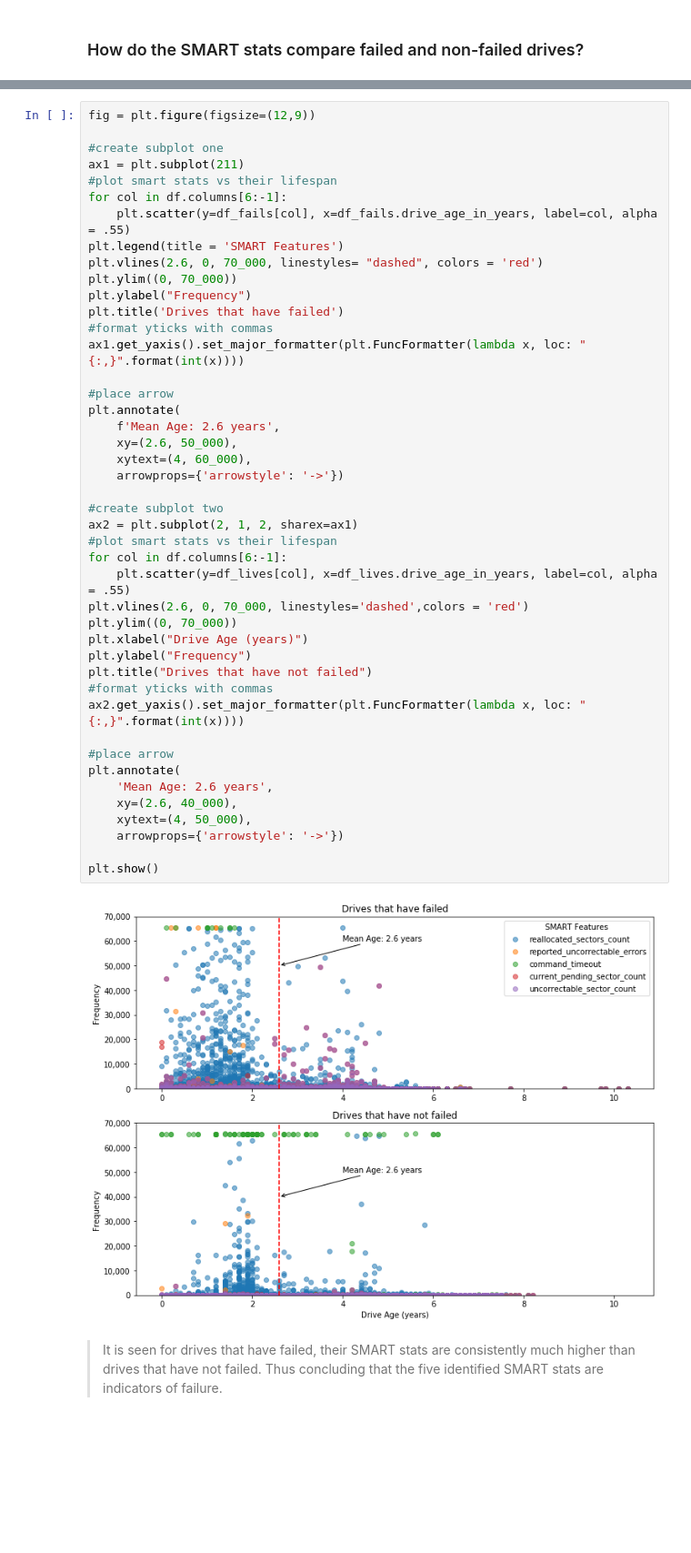
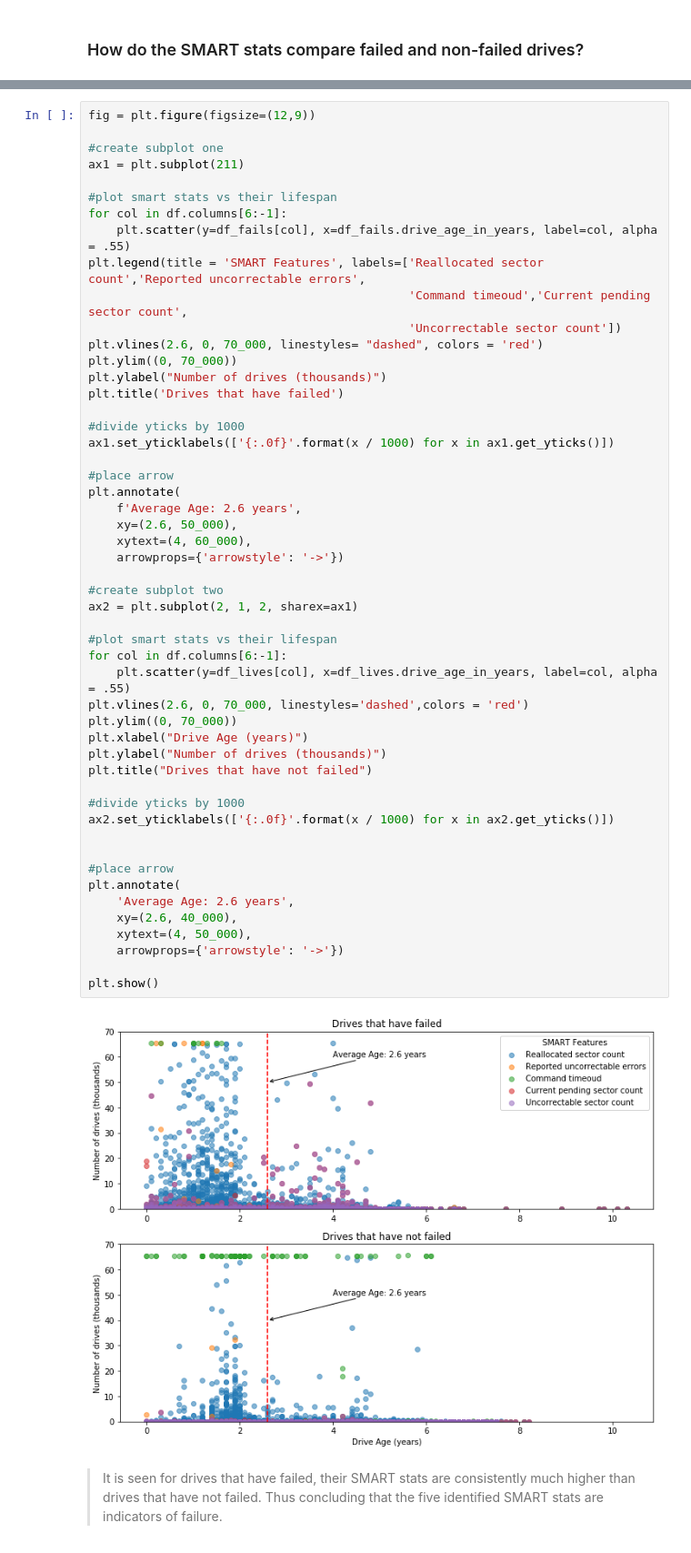
Before and after one commit to just-keep-spinning/hard-drive-project, a Jupyter notebook: hard_drive_pipeline.ipynb, the cells around one changed output, grey strips where cells are left out. Shown at 91% size. Drawn from its saved outputs; the diff is of its cells as text; blank space fills up the shorter version.

```diff
--- a/hard_drive_pipeline.ipynb
+++ b/hard_drive_pipeline.ipynb
@@ -493,46 +526,53 @@ fig = plt.figure(figsize=(12,9))
 
 #create subplot one
 ax1 = plt.subplot(211)
+
 #plot smart stats vs their lifespan
 for col in df.columns[6:-1]:
     plt.scatter(y=df_fails[col], x=df_fails.drive_age_in_years, label=col, alpha = .55)
-plt.legend(title = 'SMART Features')
+plt.legend(title = 'SMART Features', labels=['Reallocated sector count','Reported uncorrectable errors',
+                                             'Command timeoud','Current pending sector count',
+                                             'Uncorrectable sector count'])
 plt.vlines(2.6, 0, 70_000, linestyles= "dashed", colors = 'red')
 plt.ylim((0, 70_000))
-plt.ylabel("Frequency")
+plt.ylabel("Number of drives (thousands)")
 plt.title('Drives that have failed')
-#format yticks with commas
-ax1.get_yaxis().set_major_formatter(plt.FuncFormatter(lambda x, loc: "{:,}".format(int(x))))
+
+#divide yticks by 1000
+ax1.set_yticklabels(['{:.0f}'.format(x / 1000) for x in ax1.get_yticks()])
 
 #place arrow
 plt.annotate(
-    f'Mean Age: 2.6 years',
+    f'Average Age: 2.6 years',
     xy=(2.6, 50_000),
     xytext=(4, 60_000),
     arrowprops={'arrowstyle': '->'})
 
 #create subplot two
 ax2 = plt.subplot(2, 1, 2, sharex=ax1)
+
 #plot smart stats vs their lifespan
 for col in df.columns[6:-1]:
     plt.scatter(y=df_lives[col], x=df_lives.drive_age_in_years, label=col, alpha = .55)
 plt.vlines(2.6, 0, 70_000, linestyles='dashed',colors = 'red')
 plt.ylim((0, 70_000))
 plt.xlabel("Drive Age (years)")
-plt.ylabel("Frequency")
+plt.ylabel("Number of drives (thousands)")
 plt.title("Drives that have not failed")
-#format yticks with commas
-ax2.get_yaxis().set_major_formatter(plt.FuncFormatter(lambda x, loc: "{:,}".format(int(x))))
+
+#divide yticks by 1000
+ax2.set_yticklabels(['{:.0f}'.format(x / 1000) for x in ax2.get_yticks()])
+
 
 #place arrow
 plt.annotate(
-    'Mean Age: 2.6 years',
+    'Average Age: 2.6 years',
     xy=(2.6, 40_000),
     xytext=(4, 50_000),
     arrowprops={'arrowstyle': '->'})
 
 plt.show()
 # %% [output]
-[figure, old version]
+[figure, new version]
 # %% [markdown]
 > It is seen for drives that have failed, their SMART stats are consistently much higher than drives that have not failed. Thus concluding that the five identified SMART stats are indicators of failure.
```
Also changed, not shown: parts of 14 cells of this notebook.
